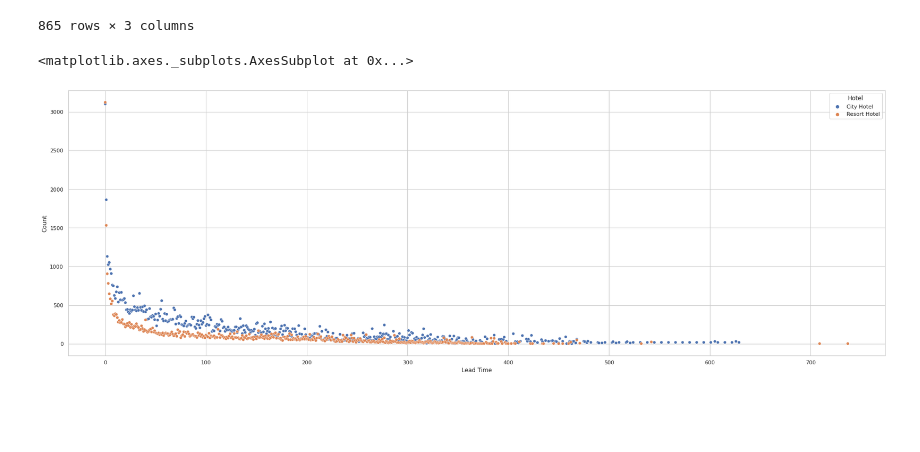
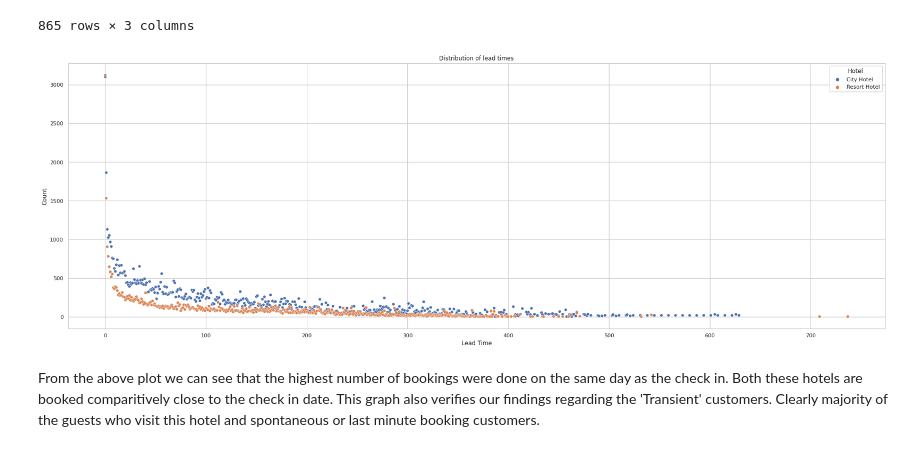
Before and after one commit to manm0han/hotel-booking-eda, a Jupyter notebook: Manmohan_Madhu_Hotel_Booking_Analysis_Capstone_Project.ipynb, the cells around one changed output. Cells and saved outputs as stored; diff of their text form; code cells hidden in the pictures; blank space fills up the shorter version.

```diff
--- a/Manmohan_Madhu_Hotel_Booking_Analysis_Capstone_Project.ipynb
+++ b/Manmohan_Madhu_Hotel_Booking_Analysis_Capstone_Project.ipynb
@@ -489,9 +456,12 @@ lead_time_df
 | 864 | Resort Hotel | 737 | 1 |
 865 rows × 3 columns
 # %%
+# Creating a scatterplot to visualize the distribution.
 sns.set_theme(style="whitegrid")
 plt.subplots(figsize = (30,10))
-sns.scatterplot(data = lead_time_df, x = 'Lead Time', y = 'Count', hue = 'Hotel')
+sns.scatterplot(data = lead_time_df, x = 'Lead Time', y = 'Count', hue = 'Hotel').set_title('Distribution of lead times')
+plt.show()
 # %% [output]
-<matplotlib.axes._subplots.AxesSubplot at 0x...>
-[figure, old version]
+[figure, new version]
+# %% [markdown]
+From the above plot we can see that the highest number of bookings were done on the same day as the check in. Both these hotels are booked comparitively close to the check in date. This graph also verifies our findings regarding the 'Transient' customers. Clearly majority of the guests who visit this hotel and spontaneous or last minute booking customers.
```
Also changed, not shown: parts of 38 cells of this notebook.
